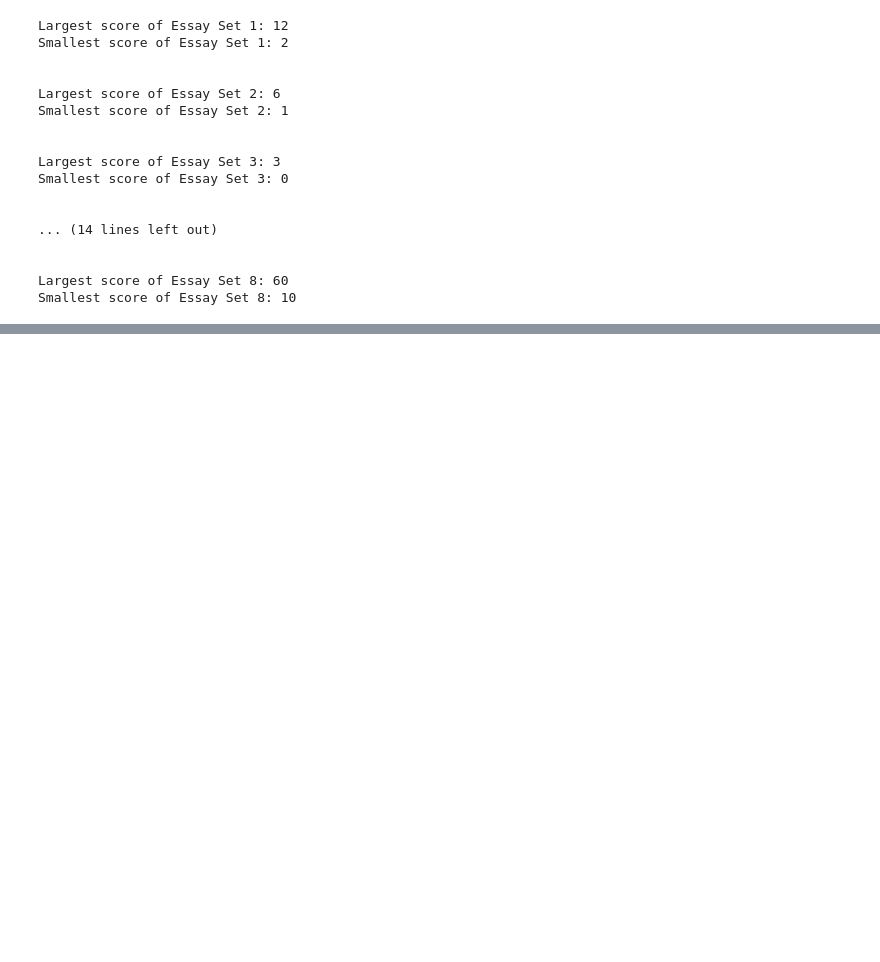
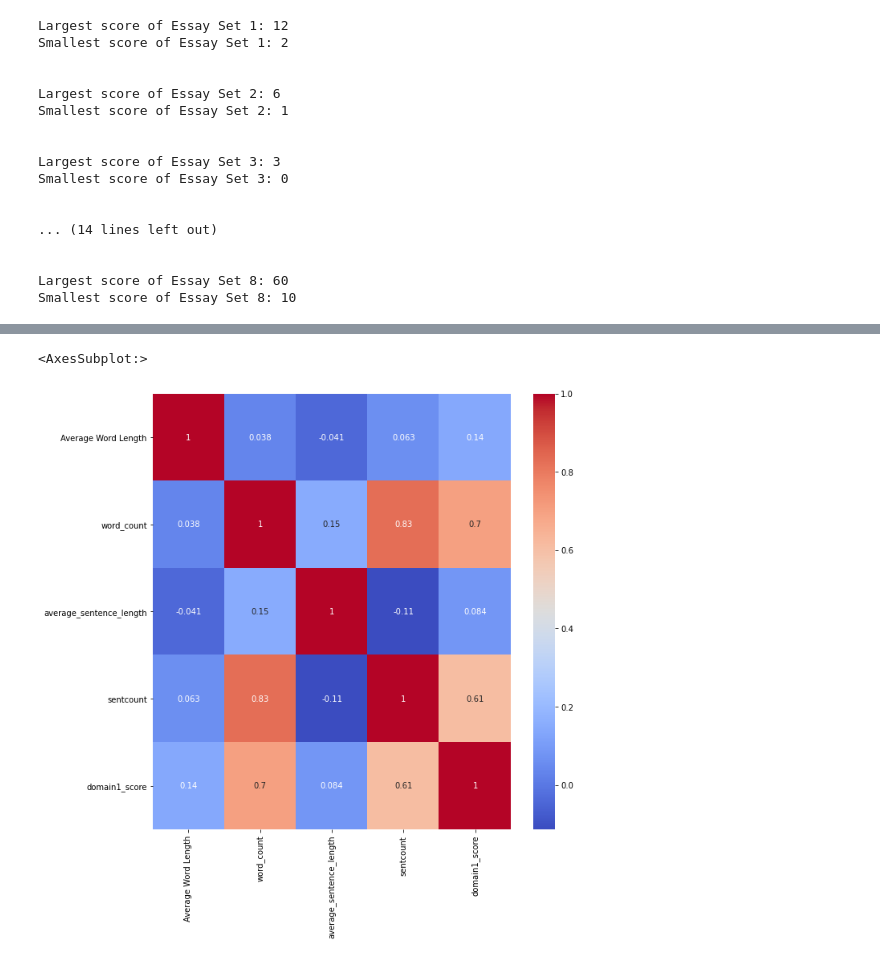
Before and after one commit to Nazarshia2889/AutomatedEssayGrader, a Jupyter notebook: essaygrader/data exploration/DataExploration.ipynb, the cells around one changed output, grey strips where cells are left out. Saved outputs shown, nothing was run; the diff lists cells and outputs as text; code cells hidden in the pictures; blank space fills up the shorter version.

```diff
--- a/essaygrader/data exploration/DataExploration.ipynb
+++ b/essaygrader/data exploration/DataExploration.ipynb
@@ -102,0 +143,8 @@ Smallest score of Essay Set 8: 10
+# %%
+prelim3 = essay_set_3[['Average Word Length', 'word_count', 'average_sentence_length', 'sentcount', 'domain1_score']]
+corr = prelim3.corr()
+plt.figure(figsize=(10, 10))
+sns.heatmap(corr, cmap='coolwarm', annot=True)
+# %% [output]
+<AxesSubplot:>
+[figure, added]
```
Also changed, not shown: parts of 10 cells of this notebook, 8 other files.
